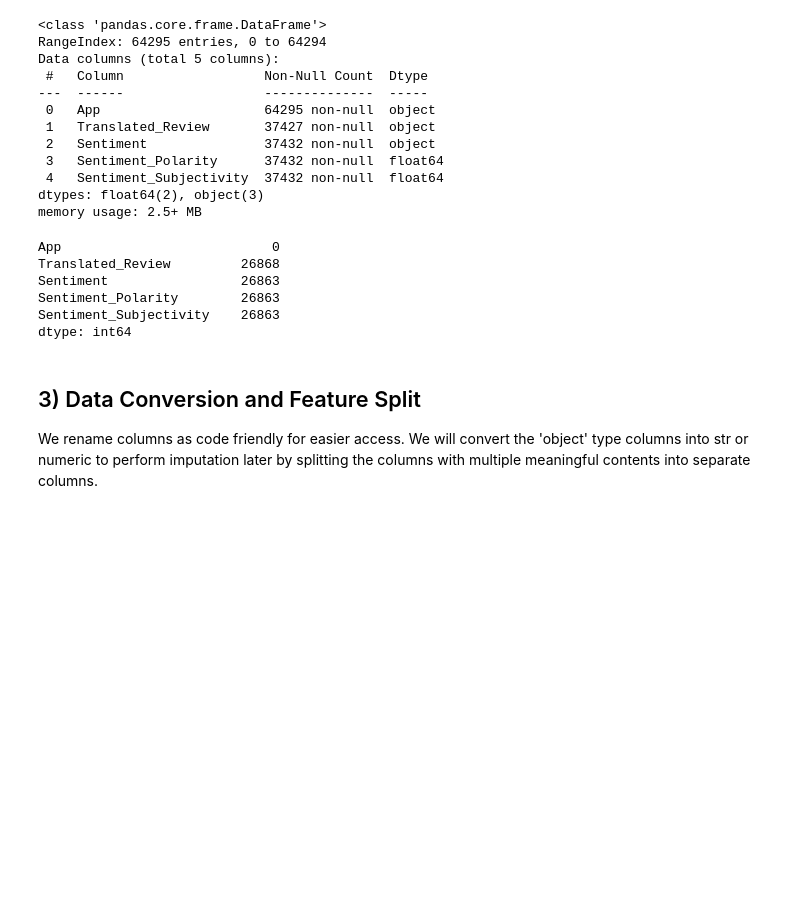
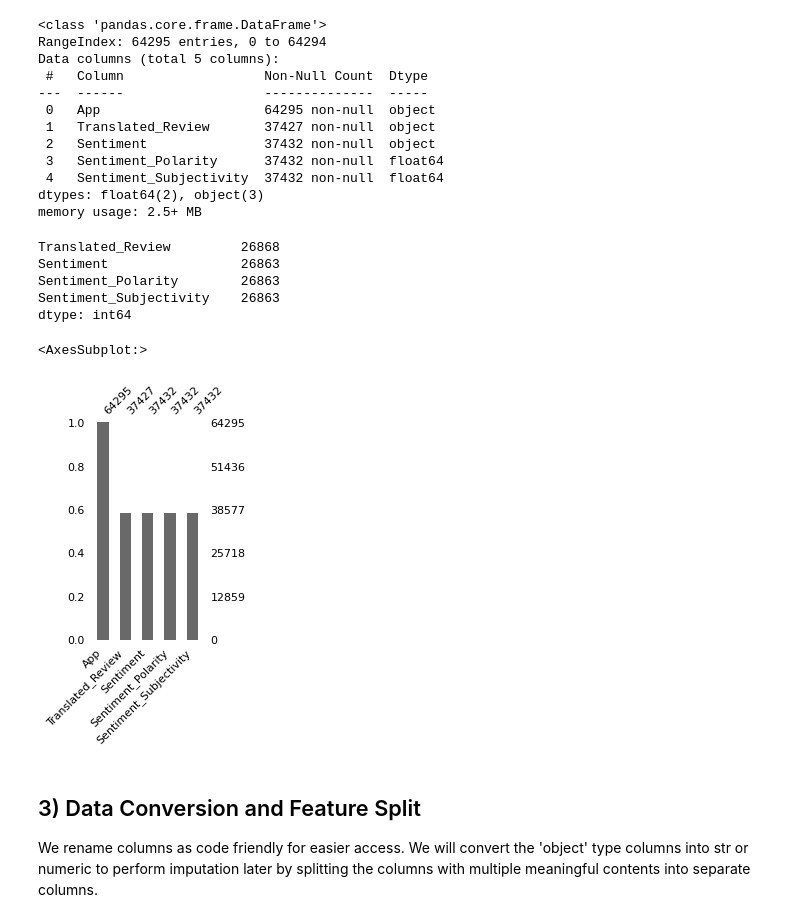
Before and after one commit to GOliviero92/Google-Apps-Analysis, a Jupyter notebook: data_cleaning.ipynb, the cells around one changed output. Drawn from its saved outputs; the diff is of its cells as text; code cells hidden in the pictures; blank space fills up the shorter version.

```diff
--- a/data_cleaning.ipynb
+++ b/data_cleaning.ipynb
@@ -80,7 +80,7 @@ dtype: int64
 # %%
 # load the review data
 # df_review = pd.read_csv('data/googleplaystore_user_reviews.csv', na_values = ['nan'])
-df_review=pd.read_csv('googleplaystore_user_reviews.csv')
+df_review=pd.read_csv('data/googleplaystore_user_reviews.csv')
 
 # sample review data
 df_review.head()
@@ -111,15 +111,21 @@ Data columns (total 5 columns):
 dtypes: float64(2), object(3)
 memory usage: 2.5+ MB
 # %%
-# missing values
-df_review.isna().sum()
+# missing values, show only columns with some empty
+df_review.isna().sum().iloc[df_review.isna().sum().to_numpy().nonzero()]
 # %% [output]
-App                           0
 Translated_Review         26868
 Sentiment                 26863
 Sentiment_Polarity        26863
 Sentiment_Subjectivity    26863
 dtype: int64
+# %%
+# missingno for features dataset, confirms the observations from previous cell
+# ms.matrix(df_review)
+msno.bar(df_review, figsize=(2, 4), fontsize=11)
+# %% [output]
+<AxesSubplot:>
+[figure, added]
 # %%
 # THIS CODE CAN BE USED AFTER DATA CLEANING, DO NOT RUN FOR NOW
 
```
Also changed, not shown: parts of 123 cells of this notebook.
